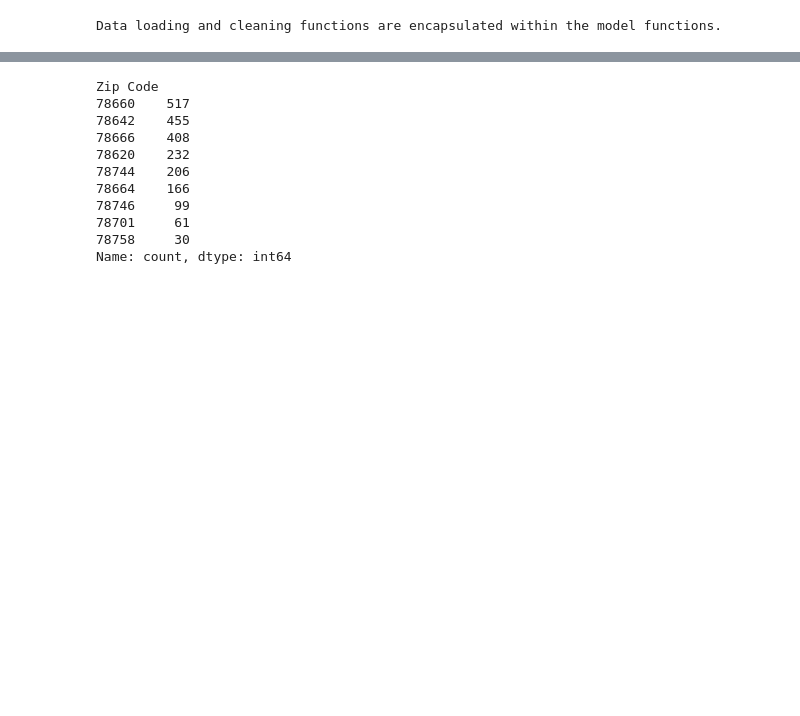
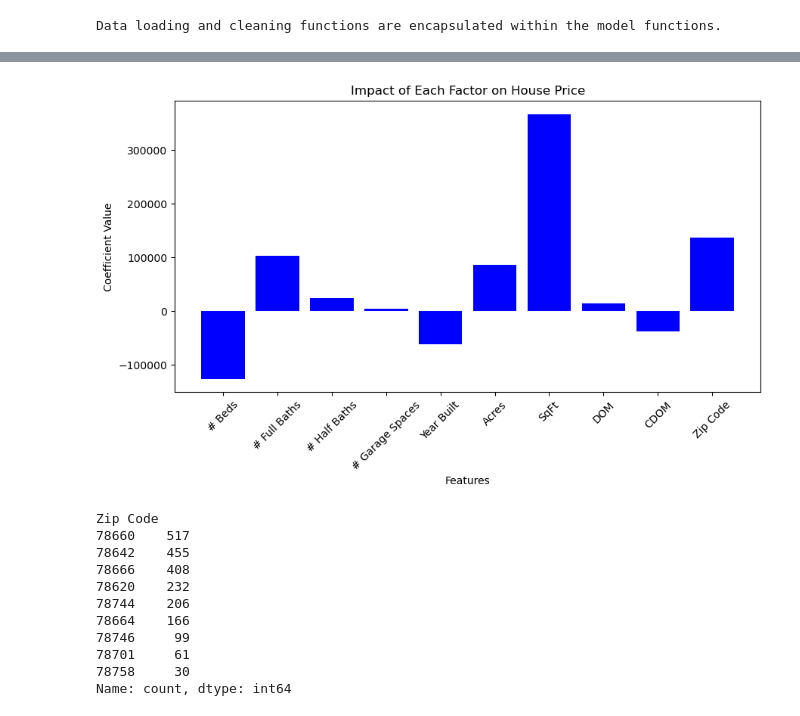
Before and after one commit to SamuelSwafford/house-price-prediction-model, a Jupyter notebook: analysis.ipynb, the cells around one changed output, grey strips where cells are left out. Cells and saved outputs as stored; diff of their text form; code cells hidden in the pictures; blank space fills up the shorter version.

```diff
--- a/analysis.ipynb
+++ b/analysis.ipynb
@@ -6,6 +6,9 @@ This notebook compares two linear regression models to predict real estate price
 2. A model that is specific to a single zip code.
 
 We aim to understand how the inclusion of geographic segmentation (zip codes) as a variable affects the model performance compared to a model trained on data from a specific zip code.
+# %%
+features = ['# Beds', '# Full Baths', '# Half Baths', '# Garage Spaces',
+       'Year Built', 'Acres', 'SqFt', 'DOM', 'CDOM', 'Zip Code']
 # %%
 import pandas as pd
 import numpy as np
@@ -38,3 +41,17 @@ Model with Zip Codes as Predictors: RMSE = 376917.1993655347, R-squared = 0.5915
+# %%
+# Extracting coefficients
+coefficients = model_with_zip.coef_
+
+# Creating the bar chart
+plt.figure(figsize=(10, 5))
+plt.bar(features, coefficients, color='blue')
+plt.xlabel('Features')
+plt.ylabel('Coefficient Value')
+plt.title('Impact of Each Factor on House Price')
+plt.xticks(rotation=45)
+plt.show()
+# %% [output]
+[figure, added]
 # %%
 zips = df['Zip Code'].unique()
 # %%
```
Also changed, not shown: parts of 11 cells of this notebook, 2 other files.
